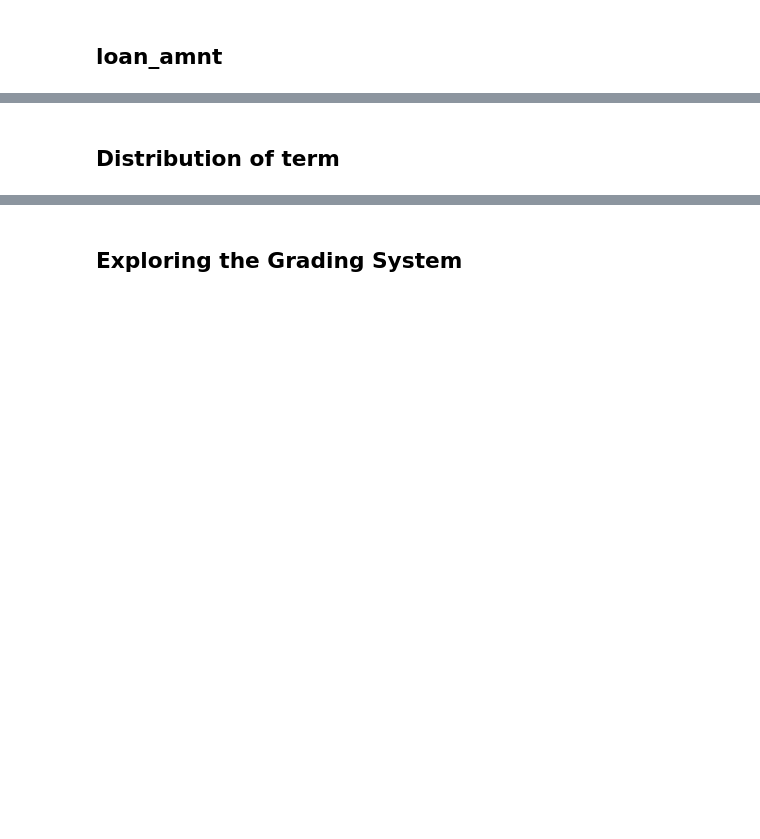
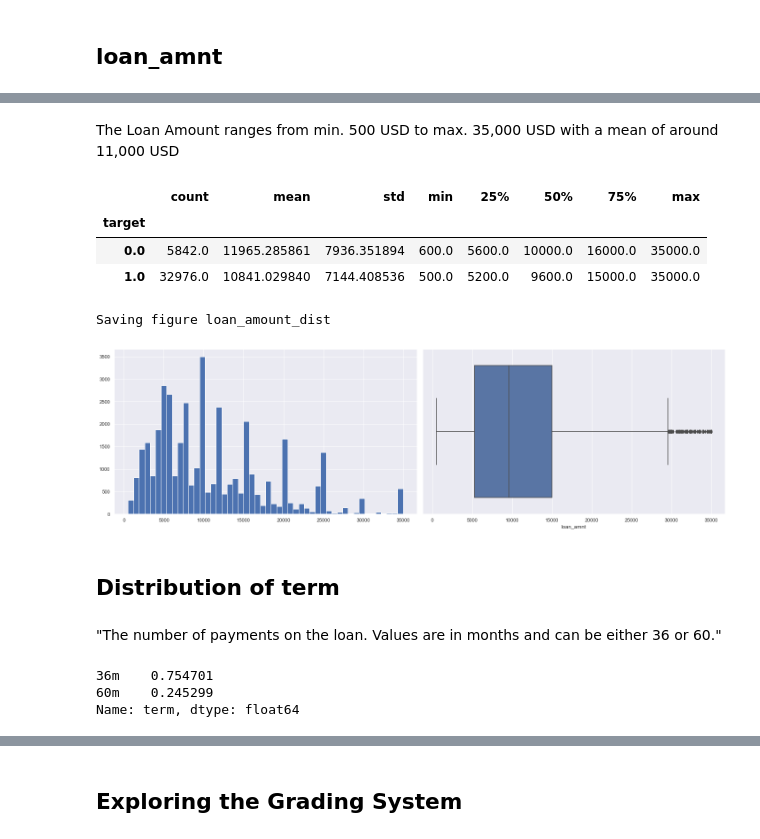
Before and after one commit to torben90/NF_Prj_LendingClub, a Jupyter notebook: LendingClub_Main.ipynb, the cells around one changed output, grey strips where cells are left out. Cells and saved outputs as stored; diff of their text form; code cells hidden in the pictures; blank space fills up the shorter version.

```diff
--- a/LendingClub_Main.ipynb
+++ b/LendingClub_Main.ipynb
@@ -62,2 +246,27 @@ cleaning_pass_02
+# %% [markdown]
+The Loan Amount ranges from min. 500 USD to max. 35,000 USD with a mean of around 11,000 USD
+# %%
+df_eda.groupby('target')['loan_amnt'].describe()
+# %% [output]
+|  | count | mean | std | min | 25% | 50% | 75% | max |
+| target |  |  |  |  |  |  |  |  |
+| 0.0 | 5842.0 | 11965.285861 | 7936.351894 | 600.0 | 5600.0 | 10000.0 | 16000.0 | 35000.0 |
+| 1.0 | 32976.0 | 10841.029840 | 7144.408536 | 500.0 | 5200.0 | 9600.0 | 15000.0 | 35000.0 |
+# %%
+fig, (ax1, ax2) = plt.subplots(1, 2, figsize=(20,6))
+fig=df_eda.loan_amnt.hist(bins=50,ax=ax1)
+fig=sns.boxplot(x='loan_amnt',data=df_eda,ax=ax2)
+save_fig('eda', 'loan_amount_dist')
+# %% [output]
+Saving figure loan_amount_dist
+[figure, added]
 # %% [markdown]
 ## Distribution of term
+# %% [markdown]
+"The number of payments on the loan. Values are in months and can be either 36 or 60."
+# %%
+df_eda.term.value_counts(normalize=True)
+# %% [output]
+36m    0.754701
+60m    0.245299
+Name: term, dtype: float64
```
Also changed, not shown: parts of 78 cells of this notebook.
